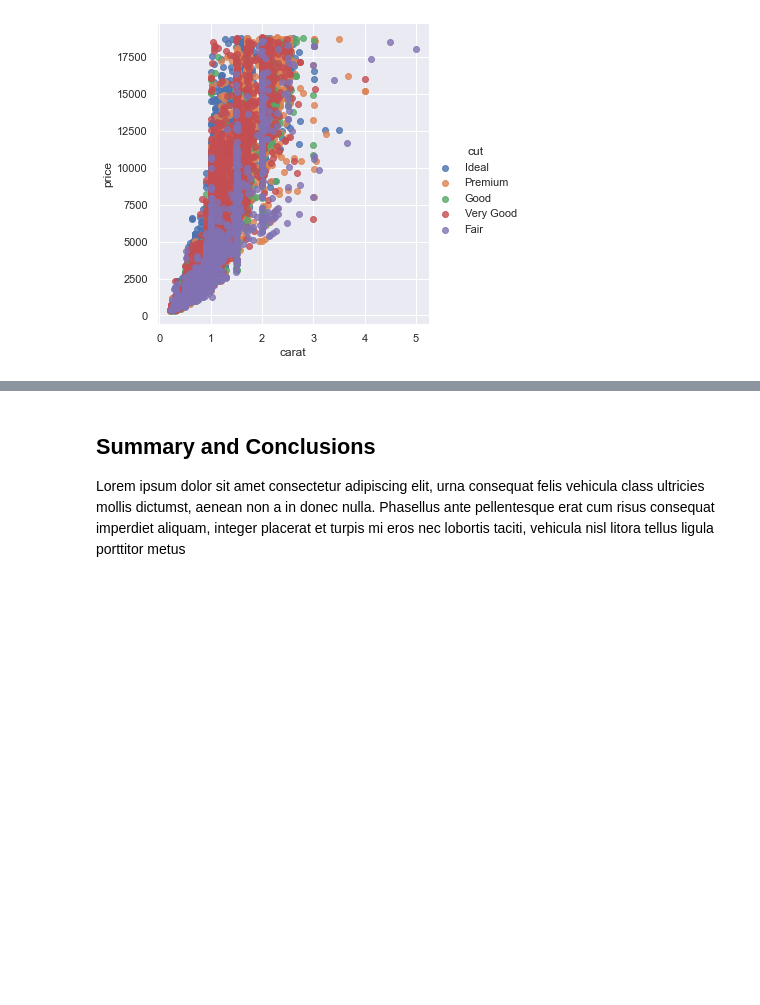
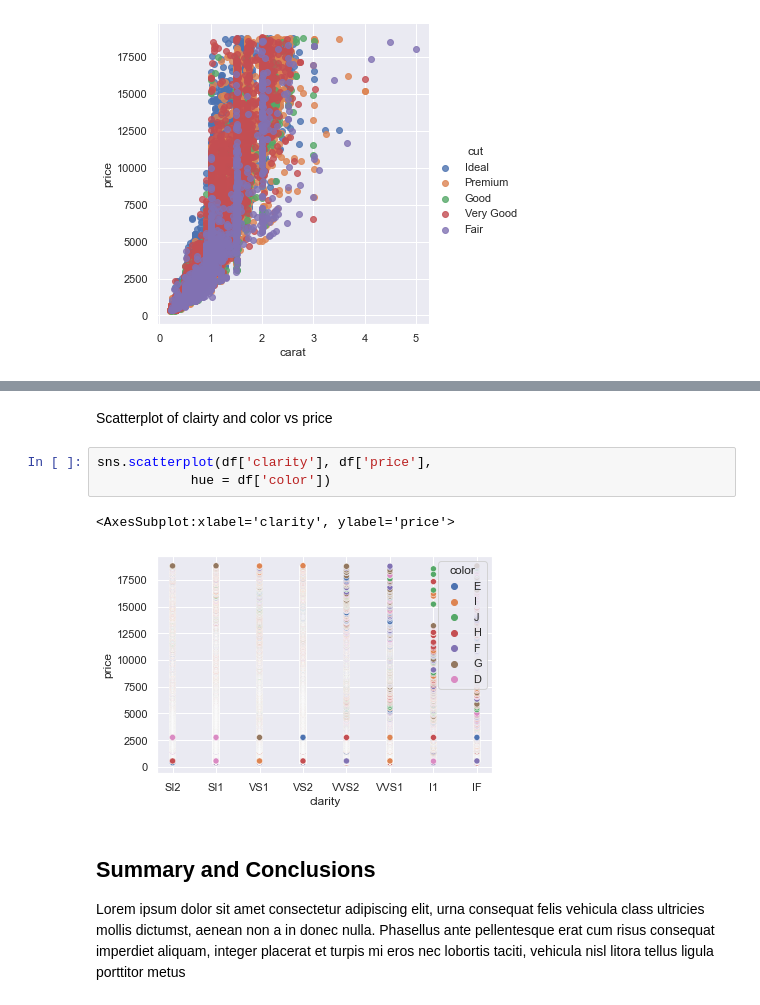
Before and after one commit to ritizzzz/math-phase1, a Jupyter notebook: phase1.ipynb, the cells around one changed output, grey strips where cells are left out. Saved outputs shown, nothing was run; the diff lists cells and outputs as text; blank space fills up the shorter version.

```diff
--- a/phase1.ipynb
+++ b/phase1.ipynb
@@ -408,3 +408,11 @@ sns.boxplot(df['cut'], df['price'],
+# %% [markdown]
+Scatterplot of clairty and color vs price
+# %%
+sns.scatterplot(df['clarity'], df['price'],
+            hue = df['color'])
+# %% [output]
+<AxesSubplot:xlabel='clarity', ylabel='price'>
+[figure, added]
 # %% [markdown]
 ## Summary and Conclusions
 Lorem ipsum dolor sit amet consectetur adipiscing elit, urna consequat felis vehicula class ultricies mollis dictumst, aenean non a in donec nulla. Phasellus ante pellentesque erat cum risus consequat imperdiet aliquam, integer placerat et turpis mi eros nec lobortis taciti, vehicula nisl litora tellus ligula porttitor metus
```
Also changed, not shown: parts of 6 cells of this notebook.
